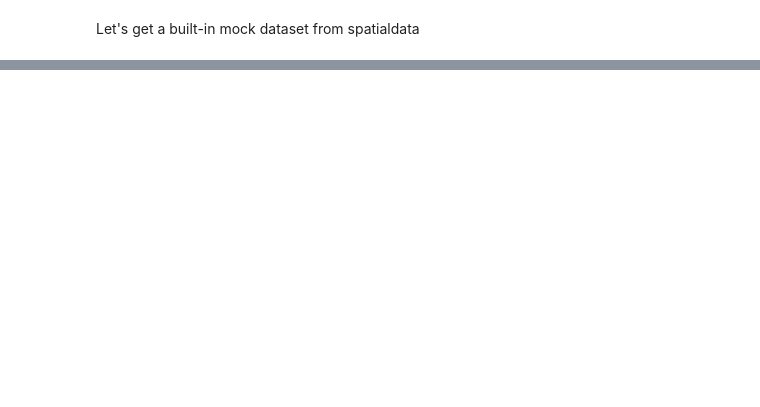
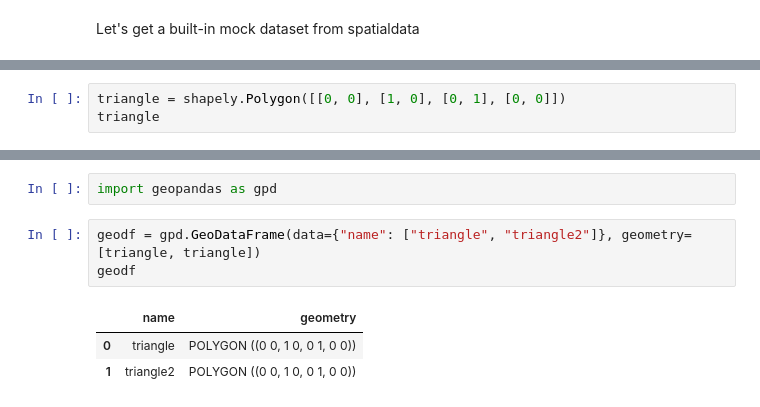
Before and after one commit to MannLabs/dvp-io, a Jupyter notebook: docs/notebooks/001_introduction-to-spatialdata.ipynb, the cells around one changed output, grey strips where cells are left out. Cells and saved outputs as stored; diff of their text form; blank space fills up the shorter version.

```diff
--- a/docs/notebooks/001_introduction-to-spatialdata.ipynb
+++ b/docs/notebooks/001_introduction-to-spatialdata.ipynb
@@ -73,0 +194,3 @@ Images are
+# %%
+triangle = shapely.Polygon([[0, 0], [1, 0], [0, 1], [0, 0]])
+triangle
@@ -73,0 +206,9 @@ Images are
+# %%
+import geopandas as gpd
+# %%
+geodf = gpd.GeoDataFrame(data={"name": ["triangle", "triangle2"]}, geometry=[triangle, triangle])
+geodf
+# %% [output]
+|  | name | geometry |
+| 0 | triangle | POLYGON ((0 0, 1 0, 0 1, 0 0)) |
+| 1 | triangle2 | POLYGON ((0 0, 1 0, 0 1, 0 0)) |
```
Also changed, not shown: parts of 36 cells of this notebook.
